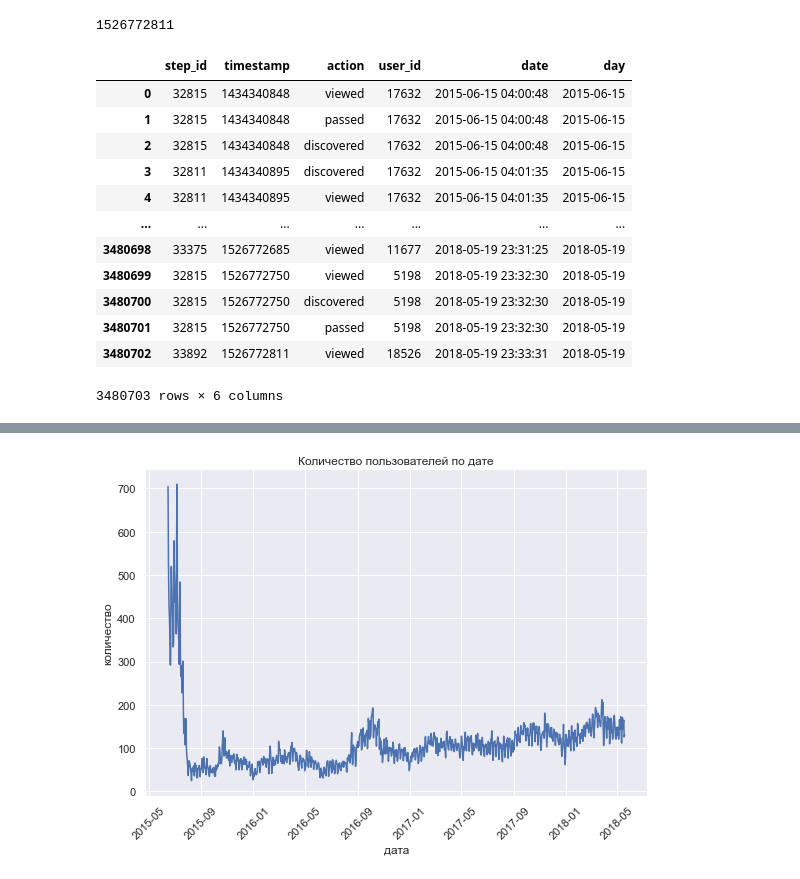
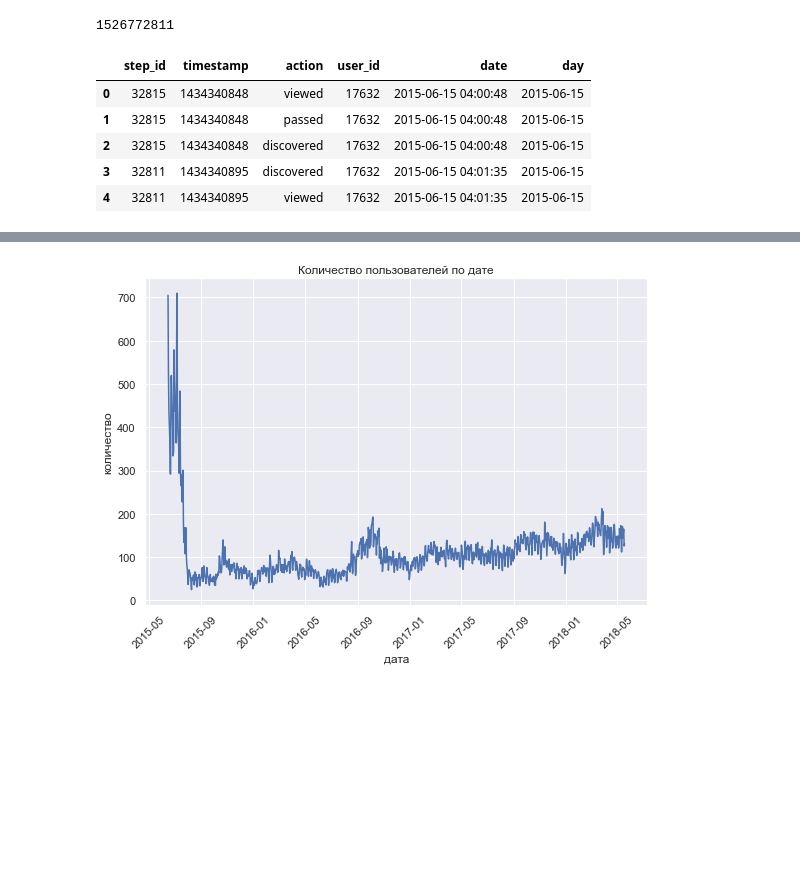
Before and after one commit to stepanskiba/project2, a Jupyter notebook: data_preprocecing.ipynb, the cells around one changed output, grey strips where cells are left out. Cells and saved outputs as stored; diff of their text form; code cells hidden in the pictures; blank space fills up the shorter version.

```diff
--- a/data_preprocecing.ipynb
+++ b/data_preprocecing.ipynb
@@ -19,19 +19,12 @@ events_data['day'] = events_data.date.dt.date
 submissions_data['date'] = pd.to_datetime(submissions_data.timestamp, unit='s')
 submissions_data['day'] = submissions_data.date.dt.date
 # %%
-events_data
+events_data.head()
 # %% [output]
 |  | step_id | timestamp | action | user_id | date | day |
 | 0 | 32815 | 1434340848 | viewed | 17632 | 2015-06-15 04:00:48 | 2015-06-15 |
 | 1 | 32815 | 1434340848 | passed | 17632 | 2015-06-15 04:00:48 | 2015-06-15 |
 | 2 | 32815 | 1434340848 | discovered | 17632 | 2015-06-15 04:00:48 | 2015-06-15 |
 | 3 | 32811 | 1434340895 | discovered | 17632 | 2015-06-15 04:01:35 | 2015-06-15 |
 | 4 | 32811 | 1434340895 | viewed | 17632 | 2015-06-15 04:01:35 | 2015-06-15 |
-| ... | ... | ... | ... | ... | ... | ... |
-| 3480698 | 33375 | 1526772685 | viewed | 11677 | 2018-05-19 23:31:25 | 2018-05-19 |
-| 3480699 | 32815 | 1526772750 | viewed | 5198 | 2018-05-19 23:32:30 | 2018-05-19 |
-| 3480700 | 32815 | 1526772750 | discovered | 5198 | 2018-05-19 23:32:30 | 2018-05-19 |
-| 3480701 | 32815 | 1526772750 | passed | 5198 | 2018-05-19 23:32:30 | 2018-05-19 |
-| 3480702 | 33892 | 1526772811 | viewed | 18526 | 2018-05-19 23:33:31 | 2018-05-19 |
-3480703 rows × 6 columns
 # %%
```
Also changed, not shown: parts of 62 cells of this notebook, 1 other file.
